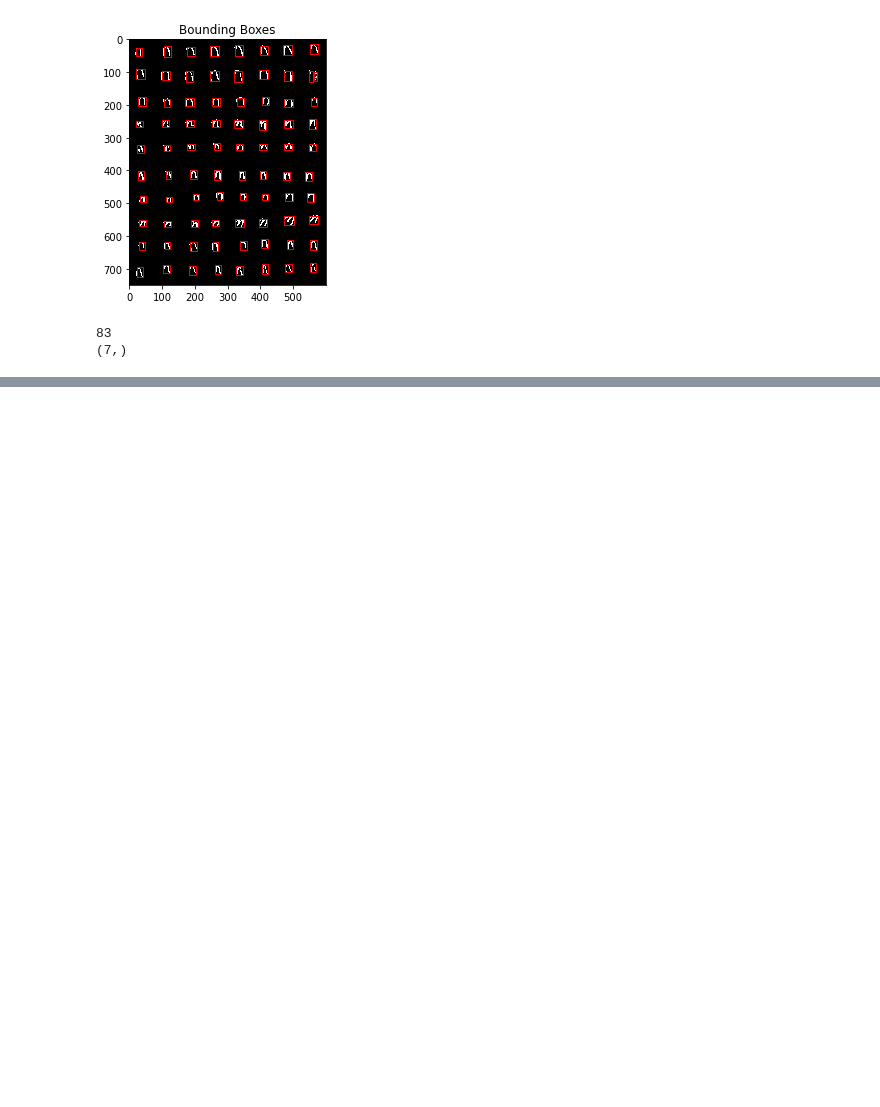
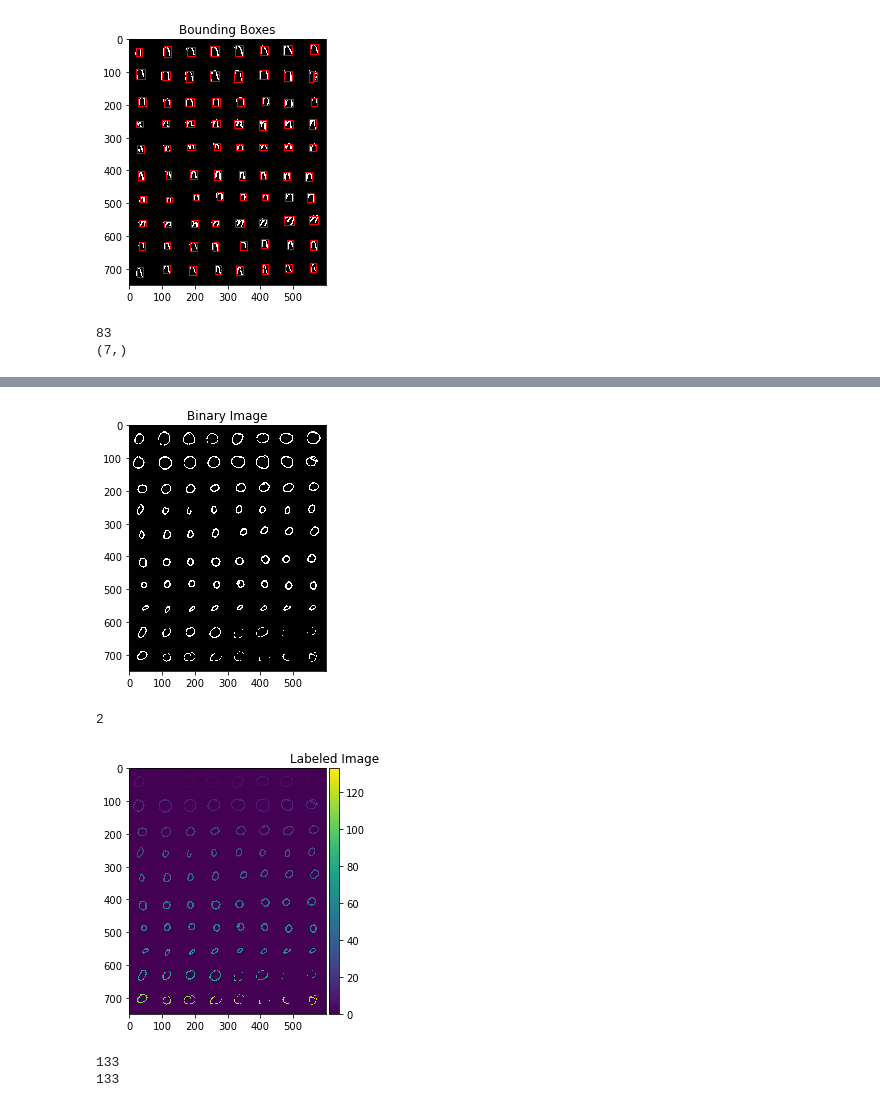
Before and after one commit to scarletknight11/CS334, a Jupyter notebook: demo_recitation9_2021.ipynb, the cells around one changed output, grey strips where cells are left out. Cells and saved outputs as stored; diff of their text form; code cells hidden in the pictures; blank space fills up the shorter version.

```diff
--- a/demo_recitation9_2021.ipynb
+++ b/demo_recitation9_2021.ipynb
@@ -318,0 +336,23 @@ print(Features[4].shape)
+# %%
+th = 200
+img_binary5 = (img5 < th).astype(np.double)
+io.imshow(img_binary5)
+plt.title('Binary Image')
+io.show()
+
+print(img_binary5.ndim)
+# img_label = label(img_binary, background=0)
+img_label5, num5 = label(img_binary5, background=0, return_num=True)
+io.imshow(img_label5)
+plt.title('Labeled Image')
+io.show()
+# %% [output]
+[figure, added]
+2
+[figure, added]
+# %%
+print(np.amax(img_label5))
+print(num5)
+# %% [output]
+133
+133
```
Also changed, not shown: parts of 29 cells of this notebook.
